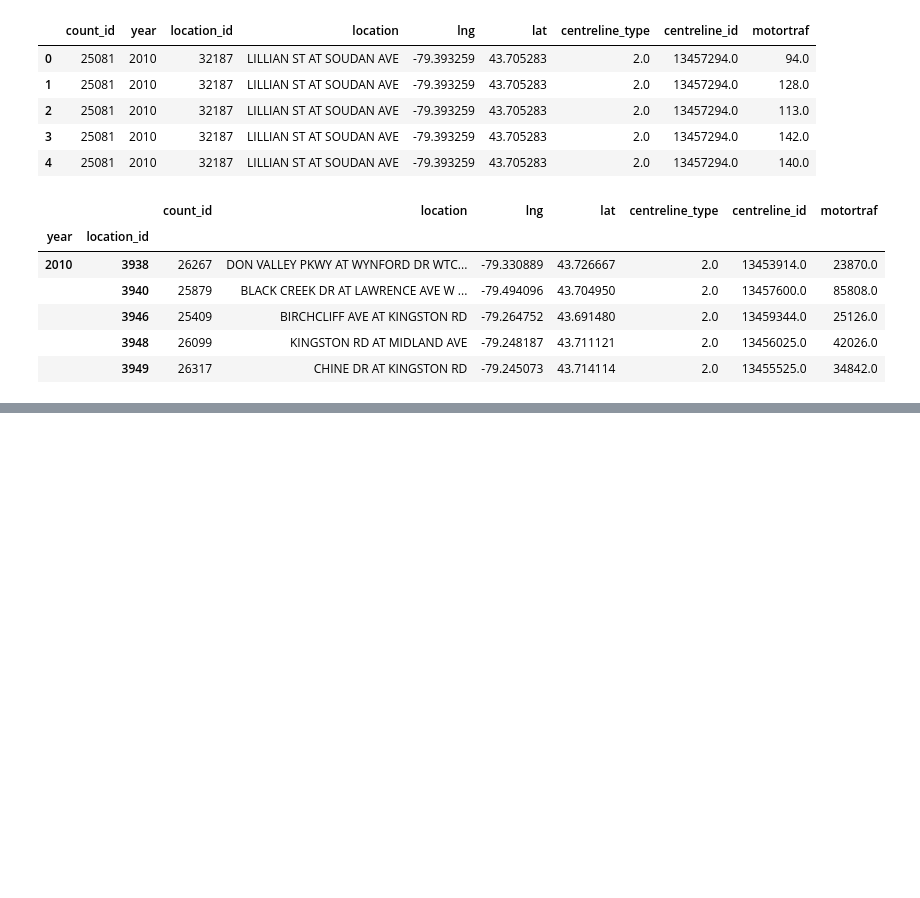
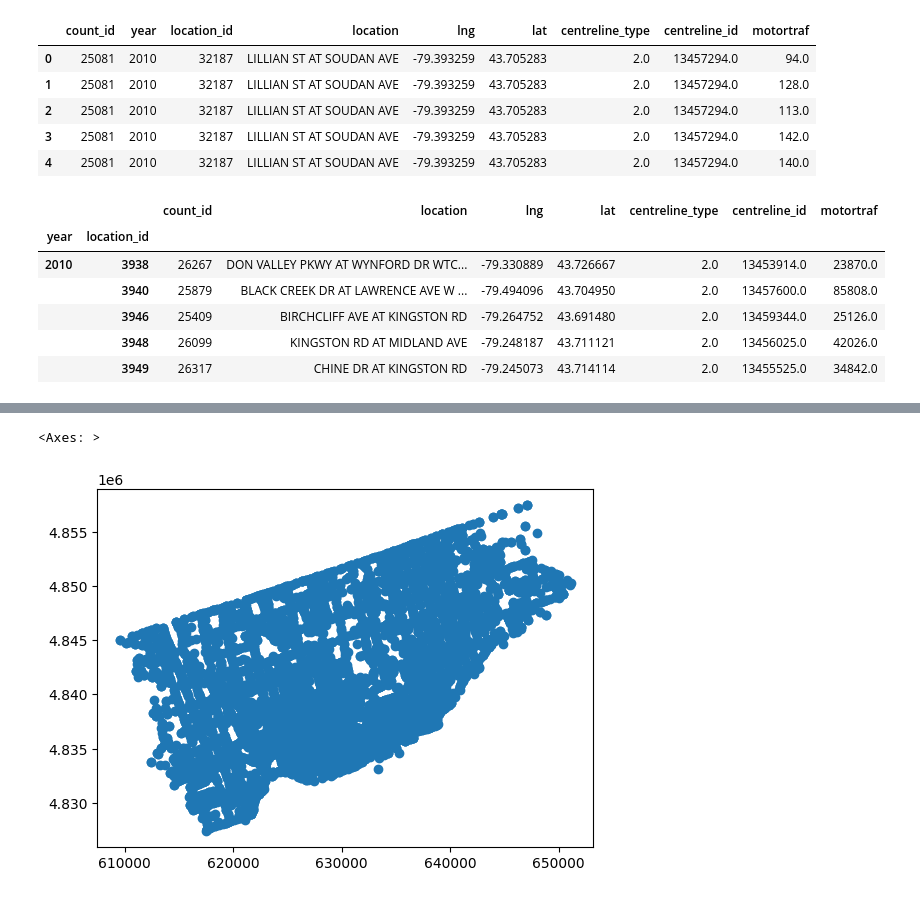
Before and after one commit to naorella/GIS_Showcase, a Jupyter notebook: template.ipynb, the cells around one changed output, grey strips where cells are left out. Drawn from its saved outputs; the diff is of its cells as text; code cells hidden in the pictures; blank space fills up the shorter version.

```diff
--- a/template.ipynb
+++ b/template.ipynb
@@ -131,0 +129,12 @@ traffic_agg.head(-5)
+# %%
+points = traffic_agg.apply(lambda row: Point(row.lng, row.lat), axis = 1)
+#only keep traffic 2014 and after to line up with collisions
+traffic_intersections = traffic_agg.query('year >= 2014')
+traffic_intersections = gpd.GeoDataFrame(traffic_agg, geometry=points)
+#using metadate (filename) to initialize the data with the proper projection
+traffic_intersections.crs = {'init': 'epsg:4326'}
+traffic_26917 = traffic_intersections.to_crs(epsg=26917)
+traffic_26917.plot()
+# %% [output]
+<Axes: >
+[figure, added]
```
Also changed, not shown: parts of 11 cells of this notebook.
